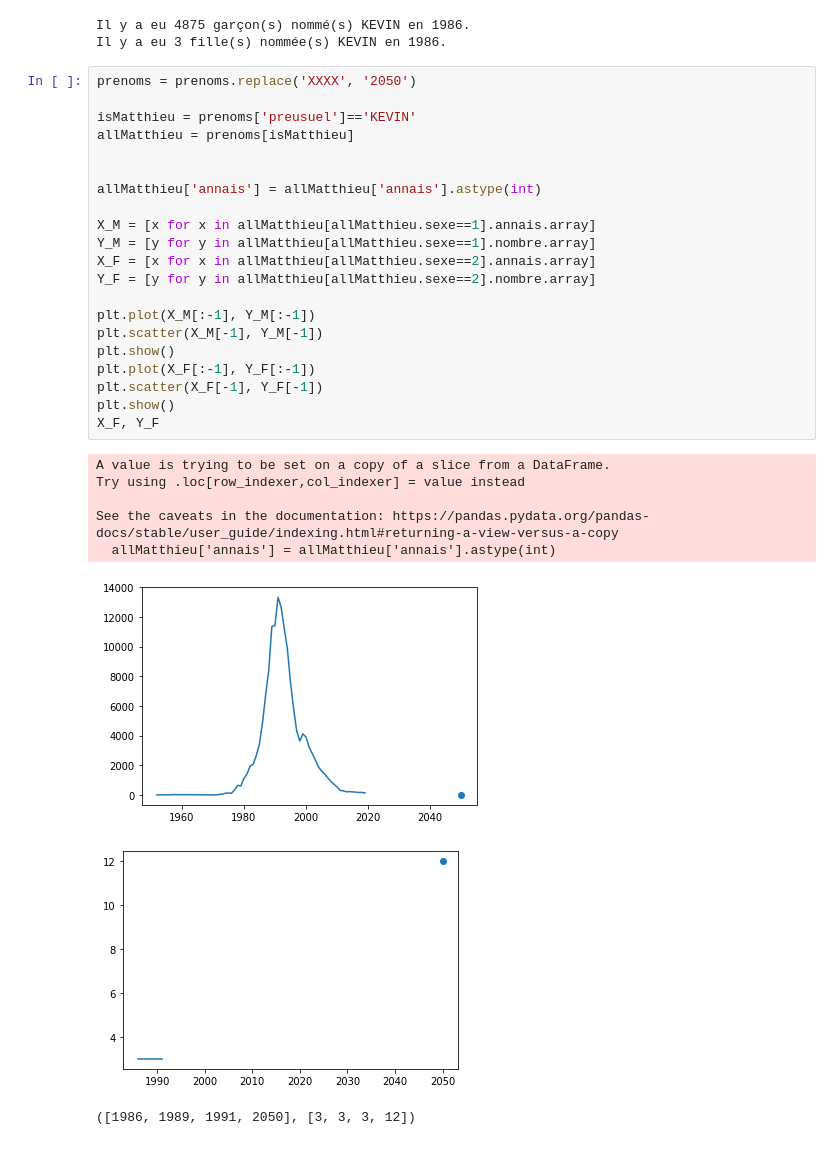
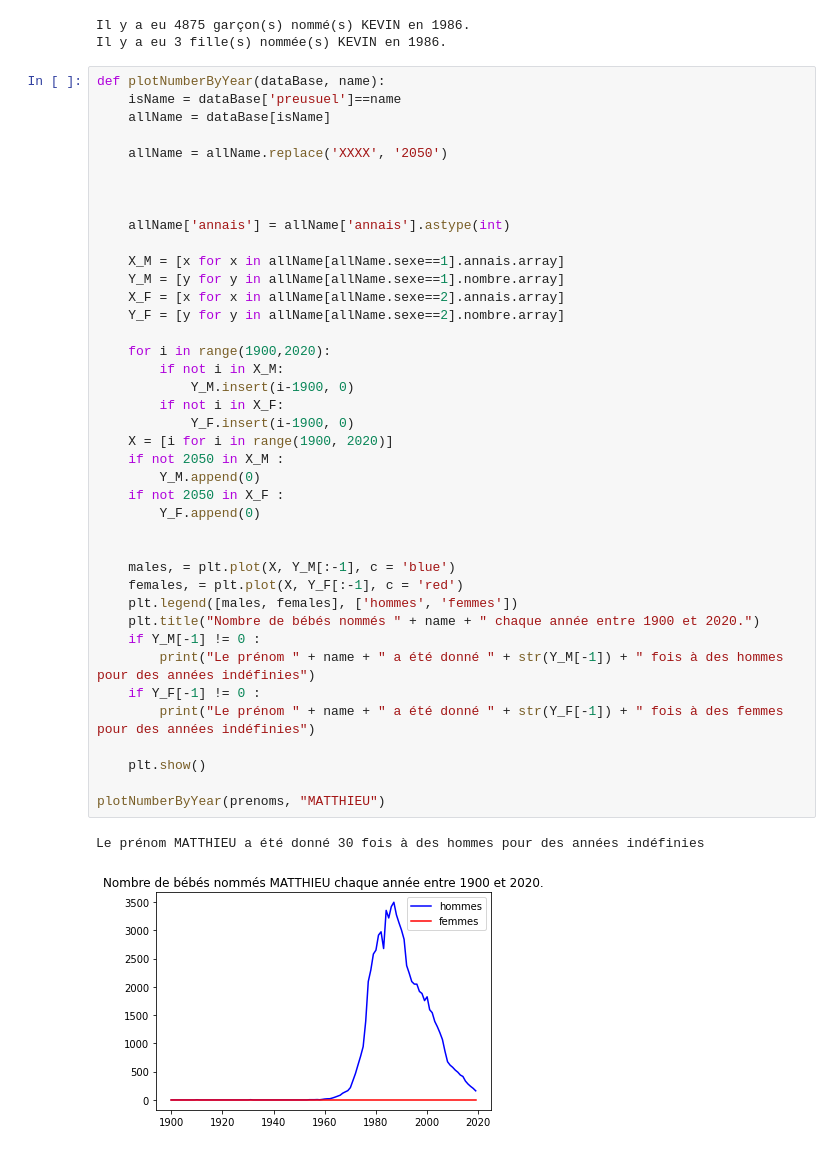
Before and after one commit to MatthieuRodet/ProjetStatistique, a Jupyter notebook: Projet.ipynb, the cells around one changed output. Cells and saved outputs as stored; diff of their text form.

Commit message:
upgrading the plot methode

```diff
--- a/Projet.ipynb
+++ b/Projet.ipynb
@@ -41,33 +41,46 @@ print("Il y a eu " + str(result[1]) + " fille(s) nommée(s) " + research[0] + "
 # %% [output]
 Il y a eu 4875 garçon(s) nommé(s) KEVIN en 1986.
 Il y a eu 3 fille(s) nommée(s) KEVIN en 1986.
-# %%
-prenoms = prenoms.replace('XXXX', '2050')
-
-isMatthieu = prenoms['preusuel']=='KEVIN'
-allMatthieu = prenoms[isMatthieu]
-
-
-allMatthieu['annais'] = allMatthieu['annais'].astype(int)
-
-X_M = [x for x in allMatthieu[allMatthieu.sexe==1].annais.array]
-Y_M = [y for y in allMatthieu[allMatthieu.sexe==1].nombre.array]
-X_F = [x for x in allMatthieu[allMatthieu.sexe==2].annais.array]
-Y_F = [y for y in allMatthieu[allMatthieu.sexe==2].nombre.array]
-
-plt.plot(X_M[:-1], Y_M[:-1])
-plt.scatter(X_M[-1], Y_M[-1])
-plt.show()
-plt.plot(X_F[:-1], Y_F[:-1])
-plt.scatter(X_F[-1], Y_F[-1])
-plt.show()
-X_F, Y_F
-# %% [output]
-A value is trying to be set on a copy of a slice from a DataFrame.
-Try using .loc[row_indexer,col_indexer] = value instead
-
-See the caveats in the documentation: https://pandas.pydata.org/pandas-docs/stable/user_guide/indexing.html#returning-a-view-versus-a-copy
-  allMatthieu['annais'] = allMatthieu['annais'].astype(int)
-[figure, removed]
-[figure, removed]
-([1986, 1989, 1991, 2050], [3, 3, 3, 12])
+# %%
+def plotNumberByYear(dataBase, name):
+    isName = dataBase['preusuel']==name
+    allName = dataBase[isName]
+
+    allName = allName.replace('XXXX', '2050')
+
+
+
+    allName['annais'] = allName['annais'].astype(int)
+
+    X_M = [x for x in allName[allName.sexe==1].annais.array]
+    Y_M = [y for y in allName[allName.sexe==1].nombre.array]
+    X_F = [x for x in allName[allName.sexe==2].annais.array]
+    Y_F = [y for y in allName[allName.sexe==2].nombre.array]
+
+    for i in range(1900,2020):
+        if not i in X_M:
+            Y_M.insert(i-1900, 0)
+        if not i in X_F:
+            Y_F.insert(i-1900, 0)
+    X = [i for i in range(1900, 2020)]
+    if not 2050 in X_M :
+        Y_M.append(0)
+    if not 2050 in X_F :
+        Y_F.append(0)
+
+
+    males, = plt.plot(X, Y_M[:-1], c = 'blue')
+    females, = plt.plot(X, Y_F[:-1], c = 'red')
+    plt.legend([males, females], ['hommes', 'femmes'])
+    plt.title("Nombre de bébés nommés " + name + " chaque année entre 1900 et 2020.")
+    if Y_M[-1] != 0 :
+        print("Le prénom " + name + " a été donné " + str(Y_M[-1]) + " fois à des hommes pour des années indéfinies")
+    if Y_F[-1] != 0 :
+        print("Le prénom " + name + " a été donné " + str(Y_F[-1]) + " fois à des femmes pour des années indéfinies")
+
+    plt.show()
+
+plotNumberByYear(prenoms, "MATTHIEU")
+# %% [output]
+Le prénom MATTHIEU a été donné 30 fois à des hommes pour des années indéfinies
+[figure, added]
```
Also changed, not shown: parts of 1 cell of this notebook.
